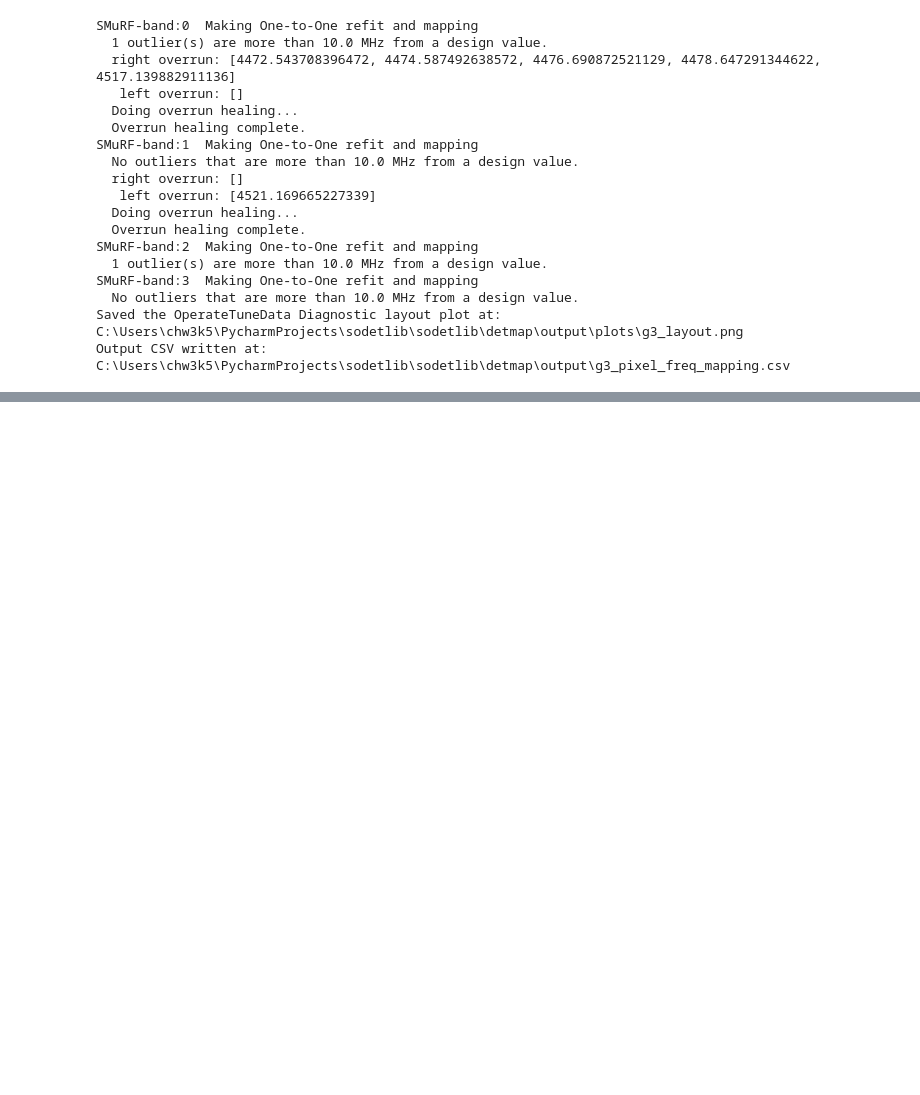
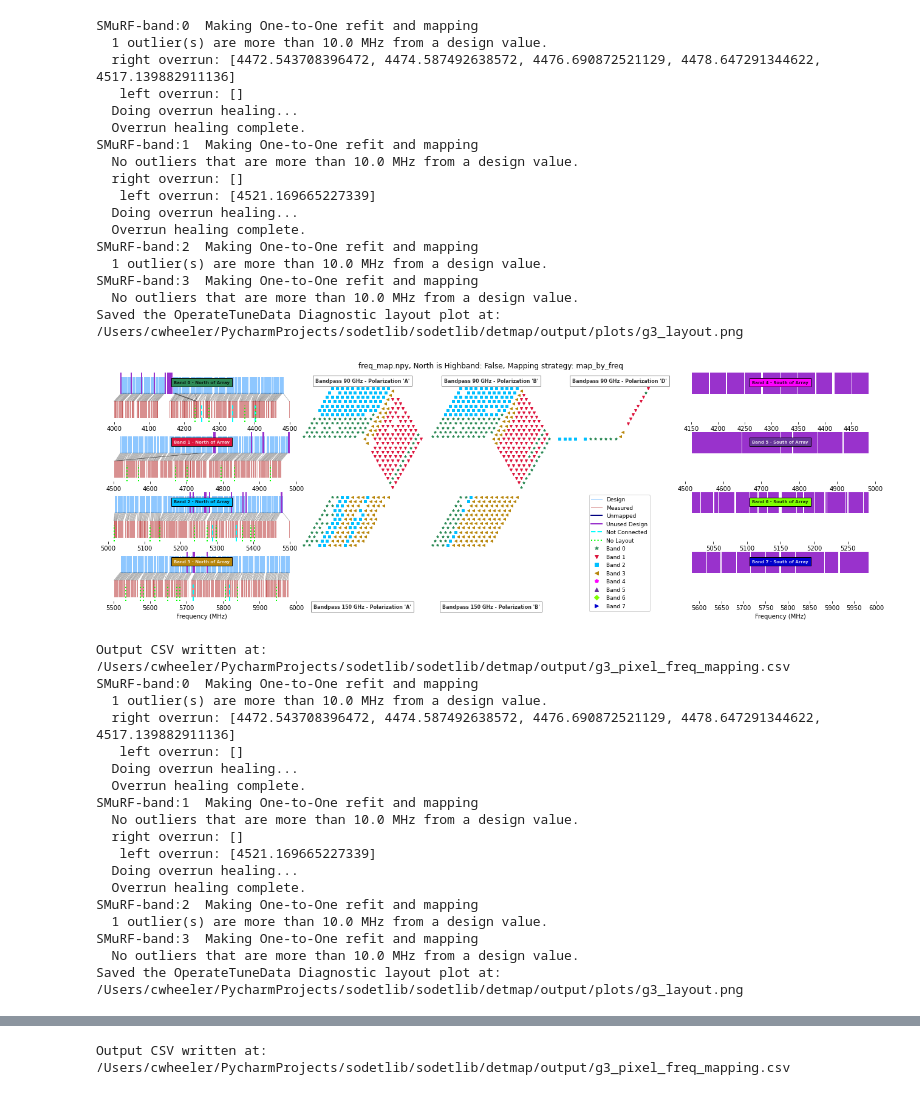
Before and after one commit to simonsobs/sodetlib, a Jupyter notebook: sodetlib/detmap/example/demo_full.ipynb, the cells around one changed output, grey strips where cells are left out. Saved outputs shown, nothing was run; the diff lists cells and outputs as text; code cells hidden in the pictures; blank space fills up the shorter version.

```diff
--- a/sodetlib/detmap/example/demo_full.ipynb
+++ b/sodetlib/detmap/example/demo_full.ipynb
@@ -93,31 +111,58 @@ Output CSV written at: C:\Users\chw3k5\PycharmProjects\sodetlib\sodetlib\detmap\
 # %%
+config = get_config(array_name='Sv5',
+                    config_ymal_path=os.path.join(abs_path_detmap, 'example', 'example.yaml'),
+                    output_data_dir=os.path.join(abs_path_detmap, 'output'))
+# get the design file for the resonators
+design_data, wafer_layout_data = get_formatted_metadata(north_is_highband=config['north_is_highband'],
+                                                        design_file=config['design_file_path'],
+                                                        waferfile=config['waferfile_path'],
+                                                        layout_position_path=config['mux_pos_num_to_mux_band_num_path'],
+                                                        dark_bias_lines=config['dark_bias_lines'])
 tune_data_g3 = make_map_g3_timestream(timestream=config['timestream'],
                                       north_is_highband=config['north_is_highband'],
                                       design_file=config['design_file_path'], waferfile=config['waferfile_path'],
                                       layout_position_path=config['mux_pos_num_to_mux_band_num_path'],
                                       dark_bias_lines=config['dark_bias_lines'],
                                       output_path_csv=config['output_filename_g3'],
                                       layout_plot_path=config['layout_plot_filename_g3'],
                                       do_csv_output=config['do_csv_output'],
                                       save_layout_plot=config['save_layout_plot'],
                                       show_layout_plot=config['show_layout_plot'],
                                       mapping_strategy=config['mapping_strategy'])
 # %% [output]
 SMuRF-band:0  Making One-to-One refit and mapping
   1 outlier(s) are more than 10.0 MHz from a design value.
   right overrun: [4472.543708396472, 4474.587492638572, 4476.690872521129, 4478.647291344622, 4517.139882911136]
    left overrun: []
   Doing overrun healing...
   Overrun healing complete.
 SMuRF-band:1  Making One-to-One refit and mapping
   No outliers that are more than 10.0 MHz from a design value.
   right overrun: []
    left overrun: [4521.169665227339]
   Doing overrun healing...
   Overrun healing complete.
 SMuRF-band:2  Making One-to-One refit and mapping
   1 outlier(s) are more than 10.0 MHz from a design value.
 SMuRF-band:3  Making One-to-One refit and mapping
   No outliers that are more than 10.0 MHz from a design value.
-Saved the OperateTuneData Diagnostic layout plot at: C:\Users\chw3k5\PycharmProjects\sodetlib\sodetlib\detmap\output\plots\g3_layout.png
-Output CSV written at: C:\Users\chw3k5\PycharmProjects\sodetlib\sodetlib\detmap\output\g3_pixel_freq_mapping.csv
+Saved the OperateTuneData Diagnostic layout plot at: /Users/cwheeler/PycharmProjects/sodetlib/sodetlib/detmap/output/plots/g3_layout.png
+[figure, added]
+Output CSV written at: /Users/cwheeler/PycharmProjects/sodetlib/sodetlib/detmap/output/g3_pixel_freq_mapping.csv
+SMuRF-band:0  Making One-to-One refit and mapping
+  1 outlier(s) are more than 10.0 MHz from a design value.
+  right overrun: [4472.543708396472, 4474.587492638572, 4476.690872521129, 4478.647291344622, 4517.139882911136]
+   left overrun: []
+  Doing overrun healing...
+  Overrun healing complete.
+SMuRF-band:1  Making One-to-One refit and mapping
+  No outliers that are more than 10.0 MHz from a design value.
+  right overrun: []
+   left overrun: [4521.169665227339]
+  Doing overrun healing...
+  Overrun healing complete.
+SMuRF-band:2  Making One-to-One refit and mapping
+  1 outlier(s) are more than 10.0 MHz from a design value.
+SMuRF-band:3  Making One-to-One refit and mapping
+  No outliers that are more than 10.0 MHz from a design value.
+Saved the OperateTuneData Diagnostic layout plot at: /Users/cwheeler/PycharmProjects/sodetlib/sodetlib/detmap/output/plots/g3_layout.png
@@ -124,3 +170,4 @@ Output CSV written at: C:\Users\chw3k5\PycharmProjects\sodetlib\sodetlib\detmap\
+Output CSV written at: /Users/cwheeler/PycharmProjects/sodetlib/sodetlib/detmap/output/g3_pixel_freq_mapping.csv
 # %%
 psat_map(tune_data=tune_data_smurf, cold_ramp_file=config['cold_ramp_file'],
          temp_k=config['psat_temp_k'], show_plot=config['psat_show_plot'], save_plot=config['psat_save_plot'])
```
Also changed, not shown: parts of 7 cells of this notebook, 13 other files.
